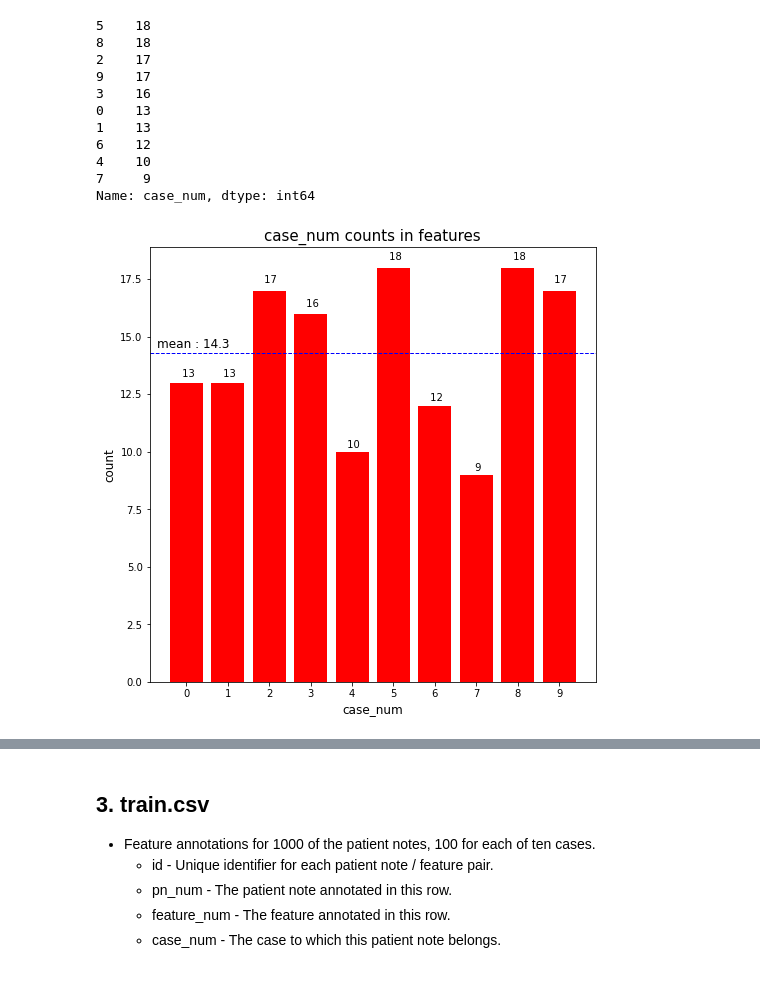
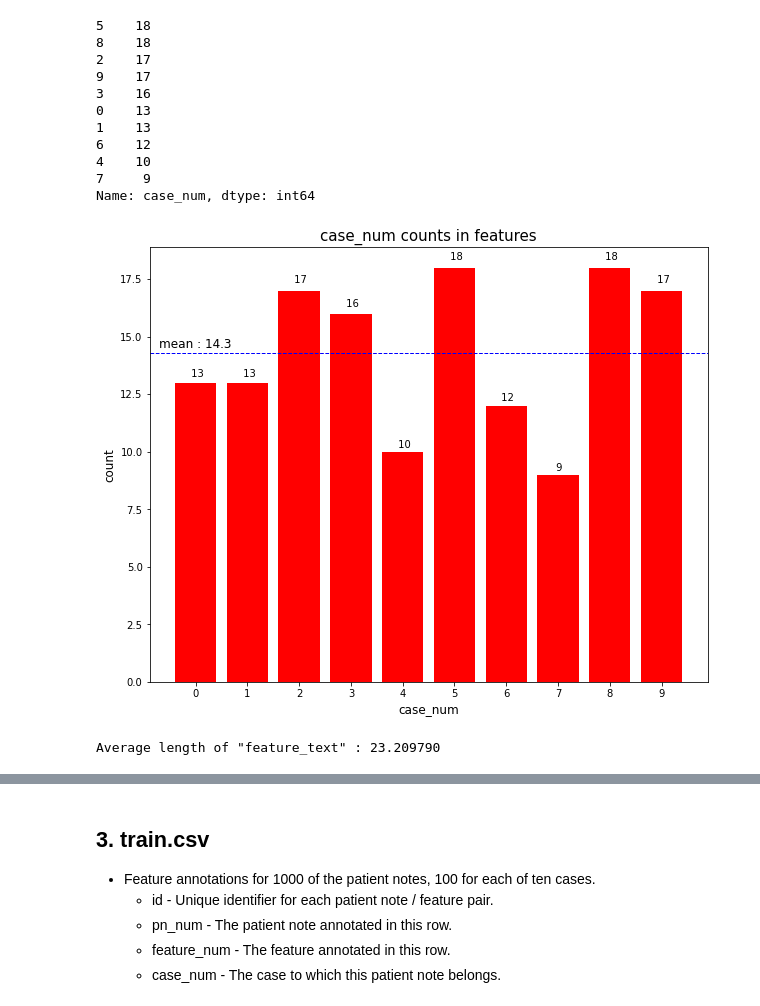
Before and after one commit to blackJJW/Kaggle, a Jupyter notebook: NBME-Score_Clinical_Patient_Notes/nbme-eda.ipynb, the cells around one changed output, grey strips where cells are left out. Saved outputs shown, nothing was run; the diff lists cells and outputs as text; code cells hidden in the pictures.

```diff
--- a/NBME-Score_Clinical_Patient_Notes/nbme-eda.ipynb
+++ b/NBME-Score_Clinical_Patient_Notes/nbme-eda.ipynb
@@ -103,8 +111,10 @@ print(patient_notes['pn_history'][0])
 -sh:no std
 # %%
 pn_history_len = []
+pn_num_list=[]
 for i in range(len(patient_notes)):
     pn_history_len.append(len(patient_notes['pn_history'][i]))
+    pn_num_list.append(patient_notes['pn_num'][i])
 
-print(f'Average length of "pn_history" : {np.mean(pn_history_len)}')
+print(f'Average length of "pn_history" : {np.mean(pn_history_len):.6f}')
 # %% [output]
@@ -166,18 +206,28 @@ print(features_case_num_count)
 7     9
 Name: case_num, dtype: int64
 # %%
-plt.figure(figsize=(8, 8))
+plt.figure(figsize=(10, 8))
 bar = plt.bar(features_case_num_count.index, features_case_num_count.values, color = 'red')
 for i in bar:
     height = i.get_height()
     plt.text(i.get_x() + i.get_width()/2.0, height*1.019, '% d' % height, ha = 'center')
 plt.axhline(features_case_num_count.values.mean(), label='count mean',
             color = 'blue', linewidth=1, linestyle='--')
 plt.text(-0.7, 14.5, f'mean : {features_case_num_count.values.mean()}', fontsize=12)
 plt.xticks(features_case_num_count.index)
 plt.xlabel('case_num', fontsize = 12)
 plt.ylabel('count', fontsize = 12)
 plt.title('case_num counts in features', fontsize = 15)
 plt.show()
 # %% [output]
-[figure, old version]
+[figure, new version]
+# %%
+feature_text_len = []
+feature_num_list=[]
+for i in range(len(features)):
+    feature_text_len.append(len(features['feature_text'][i]))
+    feature_num_list.append(features['feature_num'][i])
+
+print(f'Average length of "feature_text" : {np.mean(feature_text_len):.6f}')
+# %% [output]
+Average length of "feature_text" : 23.209790
```
Also changed, not shown: parts of 6 cells of this notebook.
